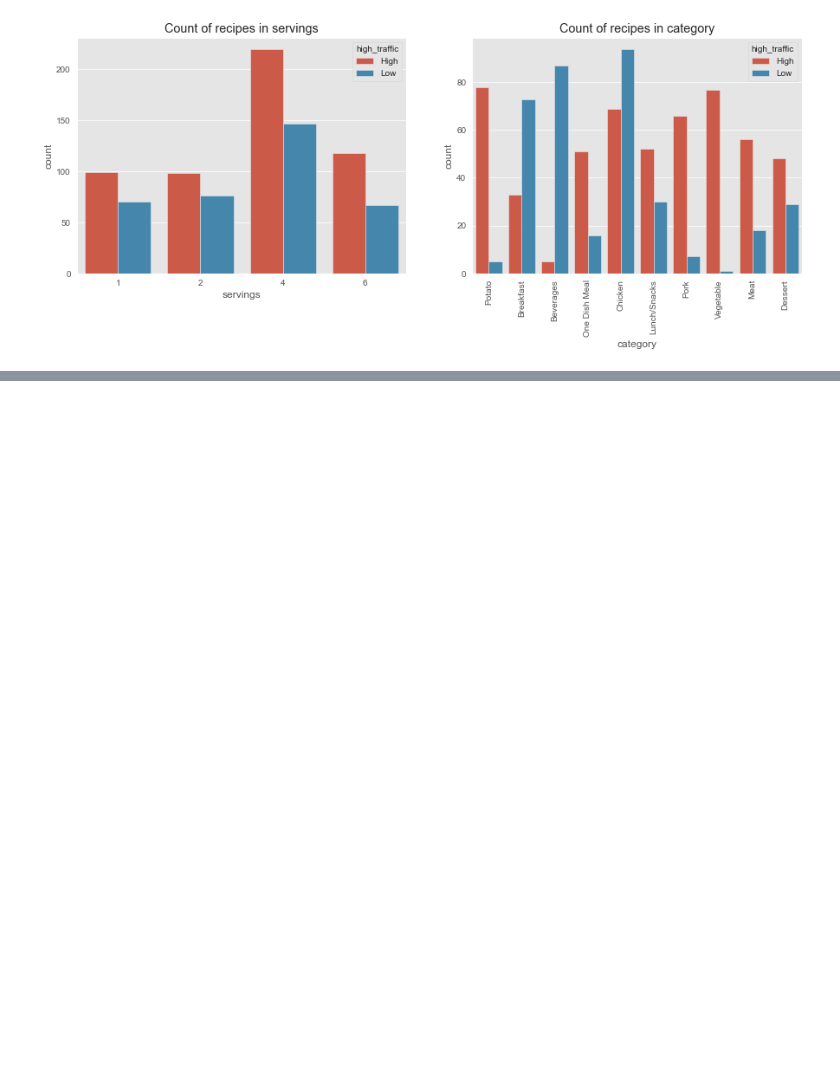
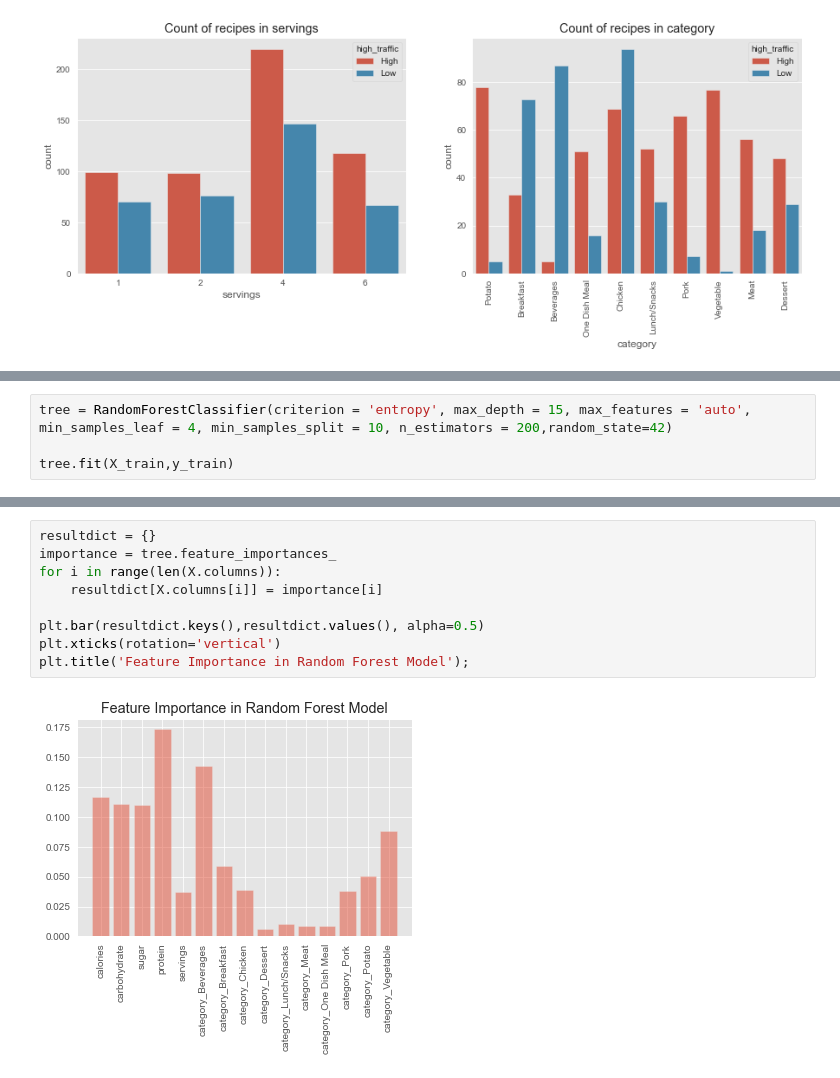
Before and after one commit to MhmdRhayem/Recipe-Site-Traffic, a Jupyter notebook: Report.ipynb, the cells around one changed output, grey strips where cells are left out. Drawn from its saved outputs; the diff is of its cells as text; blank space fills up the shorter version.

```diff
--- a/Report.ipynb
+++ b/Report.ipynb
@@ -113,0 +213,4 @@ plt.xticks(rotation = 90)
+# %%
+tree = RandomForestClassifier(criterion = 'entropy', max_depth = 15, max_features = 'auto', min_samples_leaf = 4, min_samples_split = 10, n_estimators = 200,random_state=42)
+
+tree.fit(X_train,y_train)
@@ -113,0 +258,11 @@ plt.xticks(rotation = 90)
+# %%
+resultdict = {}
+importance = tree.feature_importances_
+for i in range(len(X.columns)):
+    resultdict[X.columns[i]] = importance[i]
+
+plt.bar(resultdict.keys(),resultdict.values(), alpha=0.5)
+plt.xticks(rotation='vertical')
+plt.title('Feature Importance in Random Forest Model');
+# %% [output]
+[figure, added]
```
Also changed, not shown: parts of 20 cells of this notebook.
